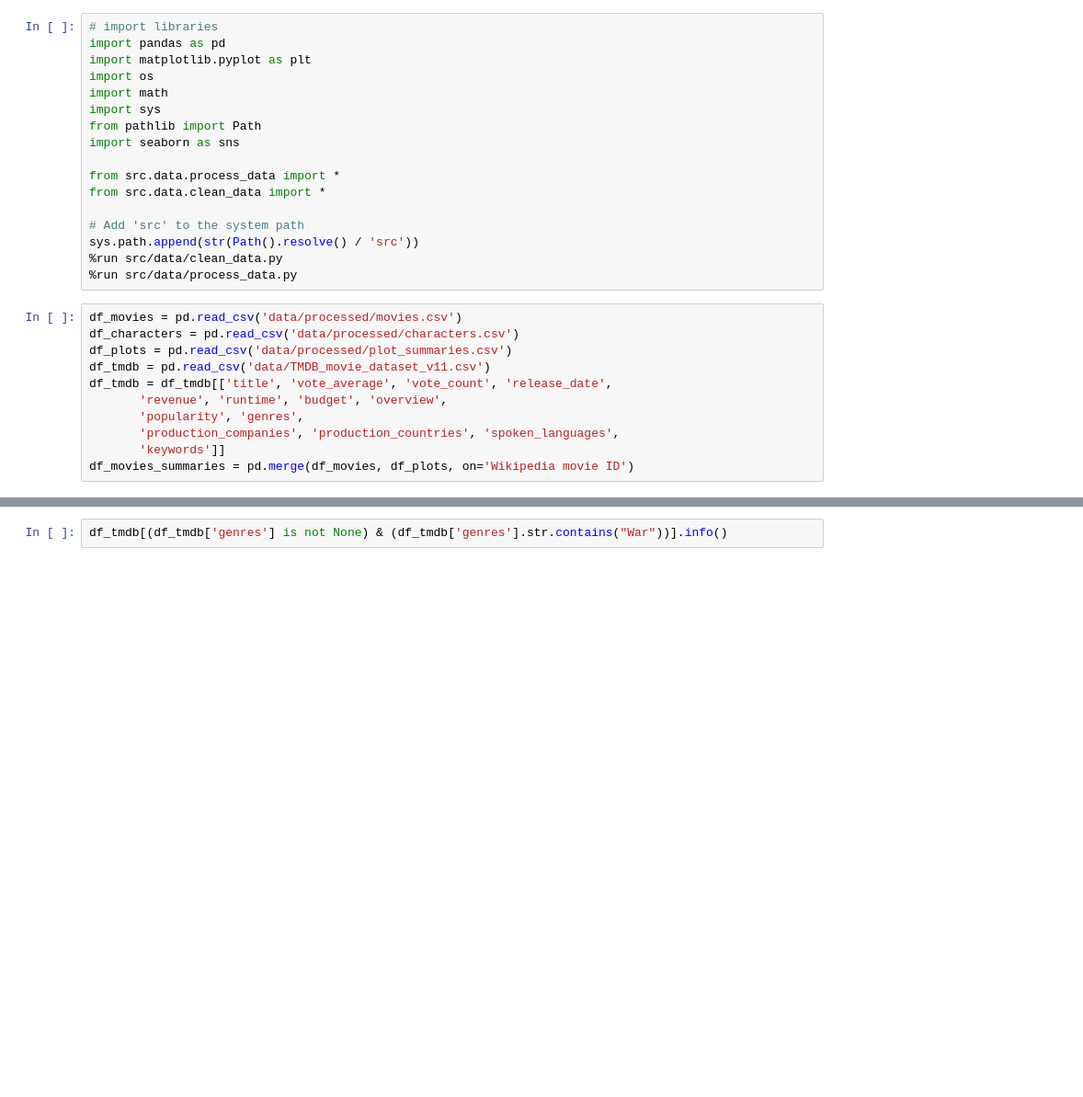
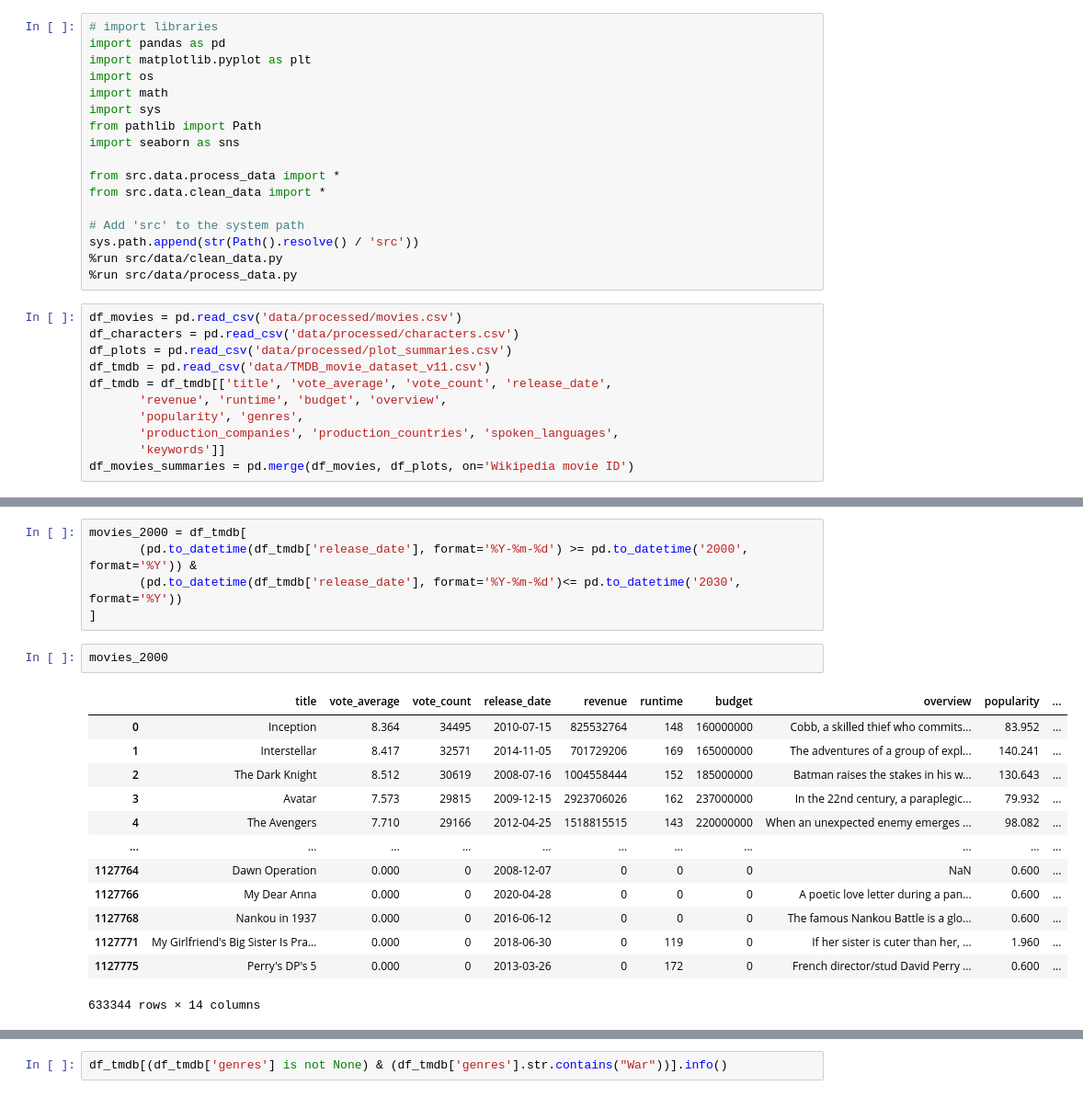
Before and after one commit to epfl-ada/ada-2024-project-databand, a Jupyter notebook: events_feature_analysis.ipynb, the cells around one changed output, grey strips where cells are left out. Shown at 92% size. Saved outputs shown, nothing was run; the diff lists cells and outputs as text; blank space fills up the shorter version.

```diff
--- a/events_feature_analysis.ipynb
+++ b/events_feature_analysis.ipynb
@@ -28,0 +54,21 @@ df_movies_summaries = pd.merge(df_movies, df_plots, on='Wikipedia movie ID')
+# %%
+movies_2000 = df_tmdb[
+       (pd.to_datetime(df_tmdb['release_date'], format='%Y-%m-%d') >= pd.to_datetime('2000', format='%Y')) &
+       (pd.to_datetime(df_tmdb['release_date'], format='%Y-%m-%d')<= pd.to_datetime('2030', format='%Y'))
+]
+# %%
+movies_2000
+# %% [output]
+|  | title | vote_average | vote_count | release_date | revenue | runtime | budget | overview | popularity | ... |
+| 0 | Inception | 8.364 | 34495 | 2010-07-15 | 825532764 | 148 | 160000000 | Cobb, a skilled thief who commits... | 83.952 | ... |
+| 1 | Interstellar | 8.417 | 32571 | 2014-11-05 | 701729206 | 169 | 165000000 | The adventures of a group of expl... | 140.241 | ... |
+| 2 | The Dark Knight | 8.512 | 30619 | 2008-07-16 | 1004558444 | 152 | 185000000 | Batman raises the stakes in his w... | 130.643 | ... |
+| 3 | Avatar | 7.573 | 29815 | 2009-12-15 | 2923706026 | 162 | 237000000 | In the 22nd century, a paraplegic... | 79.932 | ... |
+| 4 | The Avengers | 7.710 | 29166 | 2012-04-25 | 1518815515 | 143 | 220000000 | When an unexpected enemy emerges ... | 98.082 | ... |
+| ... | ... | ... | ... | ... | ... | ... | ... | ... | ... | ... |
+| 1127764 | Dawn Operation | 0.000 | 0 | 2008-12-07 | 0 | 0 | 0 | NaN | 0.600 | ... |
+| 1127766 | My Dear Anna | 0.000 | 0 | 2020-04-28 | 0 | 0 | 0 | A poetic love letter during a pan... | 0.600 | ... |
+| 1127768 | Nankou in 1937 | 0.000 | 0 | 2016-06-12 | 0 | 0 | 0 | The famous Nankou Battle is a glo... | 0.600 | ... |
+| 1127771 | My Girlfriend's Big Sister Is Pra... | 0.000 | 0 | 2018-06-30 | 0 | 119 | 0 | If her sister is cuter than her, ... | 1.960 | ... |
+| 1127775 | Perry's DP's 5 | 0.000 | 0 | 2013-03-26 | 0 | 172 | 0 | French director/stud David Perry ... | 0.600 | ... |
+633344 rows × 14 columns
```
Also changed, not shown: parts of 4 cells of this notebook.
